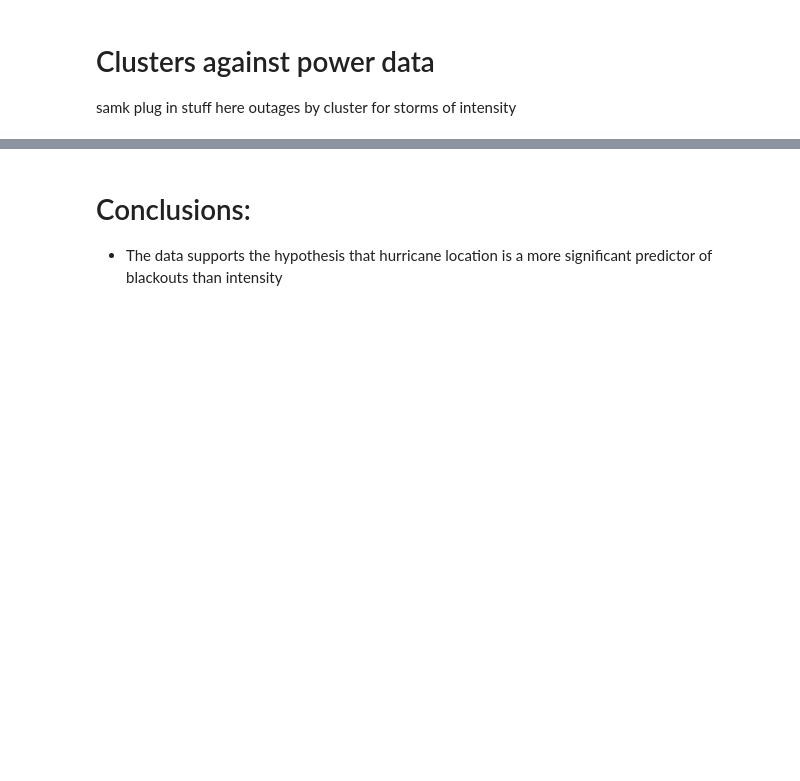
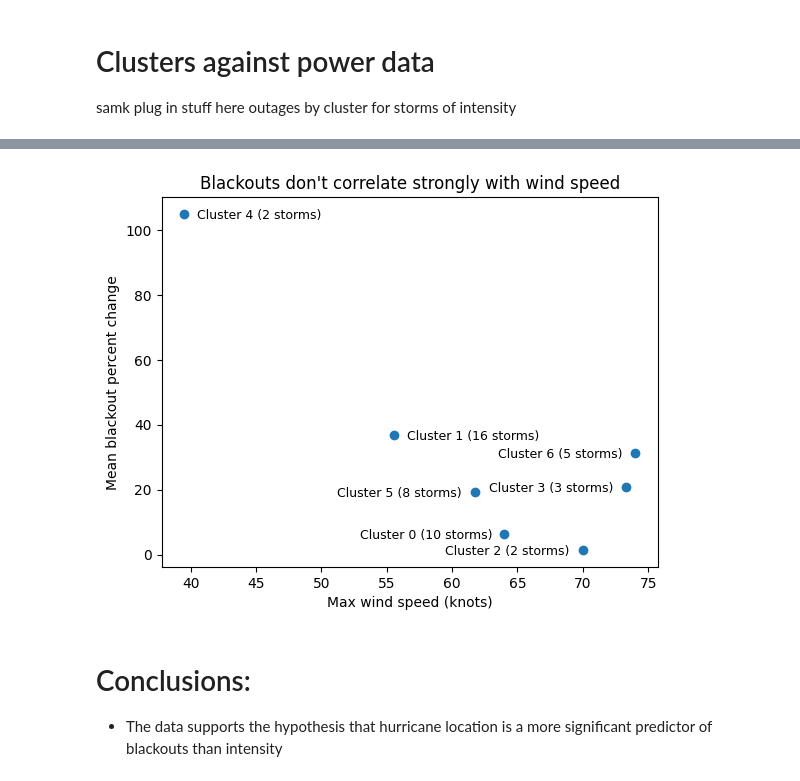
Before and after one commit to skortchmark9/Climate_ML, a Jupyter notebook: Project_1/main.ipynb, the cells around one changed output, grey strips where cells are left out. Cells and saved outputs as stored; diff of their text form; code cells hidden in the pictures; blank space fills up the shorter version.

```diff
--- a/Project_1/main.ipynb
+++ b/Project_1/main.ipynb
@@ -86,3 +159,11 @@ outages by cluster for storms of <x> intensity
+# %%
+from storm_power_outages import plot_blackouts_vs_intensity_by_cluster
+
+plot_blackouts_vs_intensity_by_cluster(
+    clusters, blackout_by_storm_sid, storms_by_cluster_id
+)
+# %% [output]
+[figure, added]
 # %% [markdown]
 # Conclusions:
 * The data supports the hypothesis that hurricane location is a more significant predictor of blackouts than intensity
```
Also changed, not shown: parts of 7 cells of this notebook, 2 other files.
